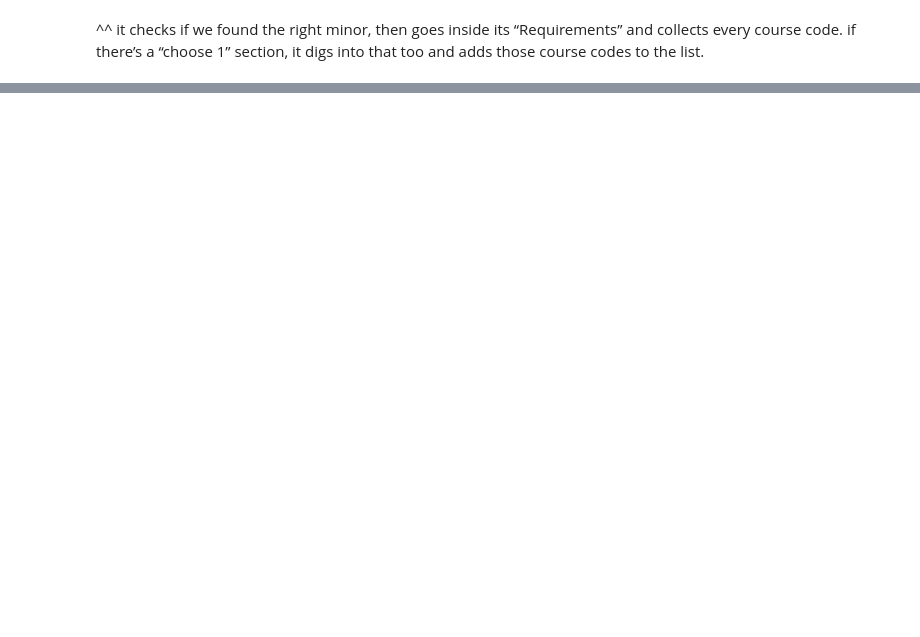
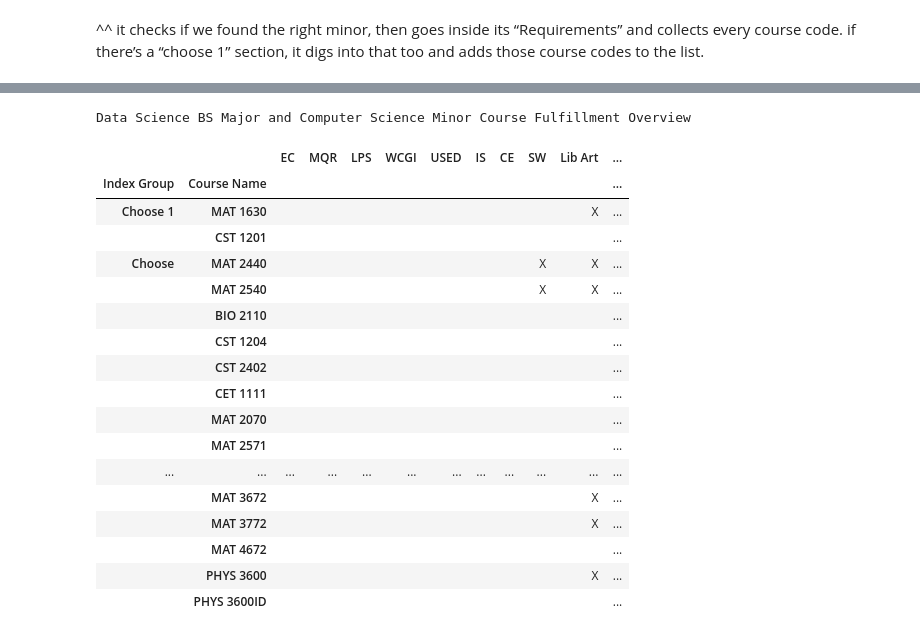
Before and after one commit to RichardLin3/InfoSysProj, a Jupyter notebook: ISProj.ipynb, the cells around one changed output, grey strips where cells are left out. Drawn from its saved outputs; the diff is of its cells as text; code cells hidden in the pictures; blank space fills up the shorter version.

```diff
--- a/ISProj.ipynb
+++ b/ISProj.ipynb
@@ -179,0 +204,55 @@ display(course_fulfillment_df.style.set_properties(**{'border': '1px dotted blac
+# %%
+import pandas as pd
+# Assuming course_fulfillment_df is already created
+
+full_df = course_fulfillment_df.copy()
+
+# 1. Separate the 'Course' column and drop it from the data columns
+course_names_series = full_df['Course']
+full_df = full_df.drop(columns=['Course'])
+
+# 2. Prepare the Index DataFrame
+old_idx = course_names_series.to_frame(name='Course Name')
+
+# 3. Define the new top index level ('Index Group') based on the user's rules
+courses_to_group_as_choose_1 = ['MAT 1630', 'CST 1201']
+
+# Use a list comprehension to assign the index group based on course name
+index_group_level = [
+    'Choose 1' if course in courses_to_group_as_choose_1 else 'Choose'
+    for course in course_names_series
+]
+
+# 4. Insert the new top index level
+old_idx.insert(0, 'Index Group', index_group_level)
+
+# 5. Create the final MultiIndex and assign it back to the DataFrame
+full_df.index = pd.MultiIndex.from_frame(old_idx)
+
+# Display the Final Result
+# ... (Output below)
+# %%
+display(full_df.style.set_properties(**{'border': '1px dotted black'})
+.set_caption(f'{selected_major} Major and {selected_minor} Minor Course Fulfillment Overview').set_table_styles([
+    {'selector': 'caption', 'props': [('font-size', '20px')]}
+]))
+# %% [output]
+Data Science BS Major and Computer Science Minor Course Fulfillment Overview
+|  |  | EC | MQR | LPS | WCGI | USED | IS | CE | SW | Lib Art | ... |
+| Index Group | Course Name |  |  |  |  |  |  |  |  |  | ... |
+| Choose 1 | MAT 1630 |  |  |  |  |  |  |  |  | X | ... |
+|  | CST 1201 |  |  |  |  |  |  |  |  |  | ... |
+| Choose | MAT 2440 |  |  |  |  |  |  |  | X | X | ... |
+|  | MAT 2540 |  |  |  |  |  |  |  | X | X | ... |
+|  | BIO 2110 |  |  |  |  |  |  |  |  |  | ... |
+|  | CST 1204 |  |  |  |  |  |  |  |  |  | ... |
+|  | CST 2402 |  |  |  |  |  |  |  |  |  | ... |
+|  | CET 1111 |  |  |  |  |  |  |  |  |  | ... |
+|  | MAT 2070 |  |  |  |  |  |  |  |  |  | ... |
+|  | MAT 2571 |  |  |  |  |  |  |  |  |  | ... |
+| ... | ... | ... | ... | ... | ... | ... | ... | ... | ... | ... | ... |
+|  | MAT 3672 |  |  |  |  |  |  |  |  | X | ... |
+|  | MAT 3772 |  |  |  |  |  |  |  |  | X | ... |
+|  | MAT 4672 |  |  |  |  |  |  |  |  |  | ... |
+|  | PHYS 3600 |  |  |  |  |  |  |  |  | X | ... |
+|  | PHYS 3600ID |  |  |  |  |  |  |  |  |  | ... |
```
Also changed, not shown: parts of 12 cells of this notebook.
